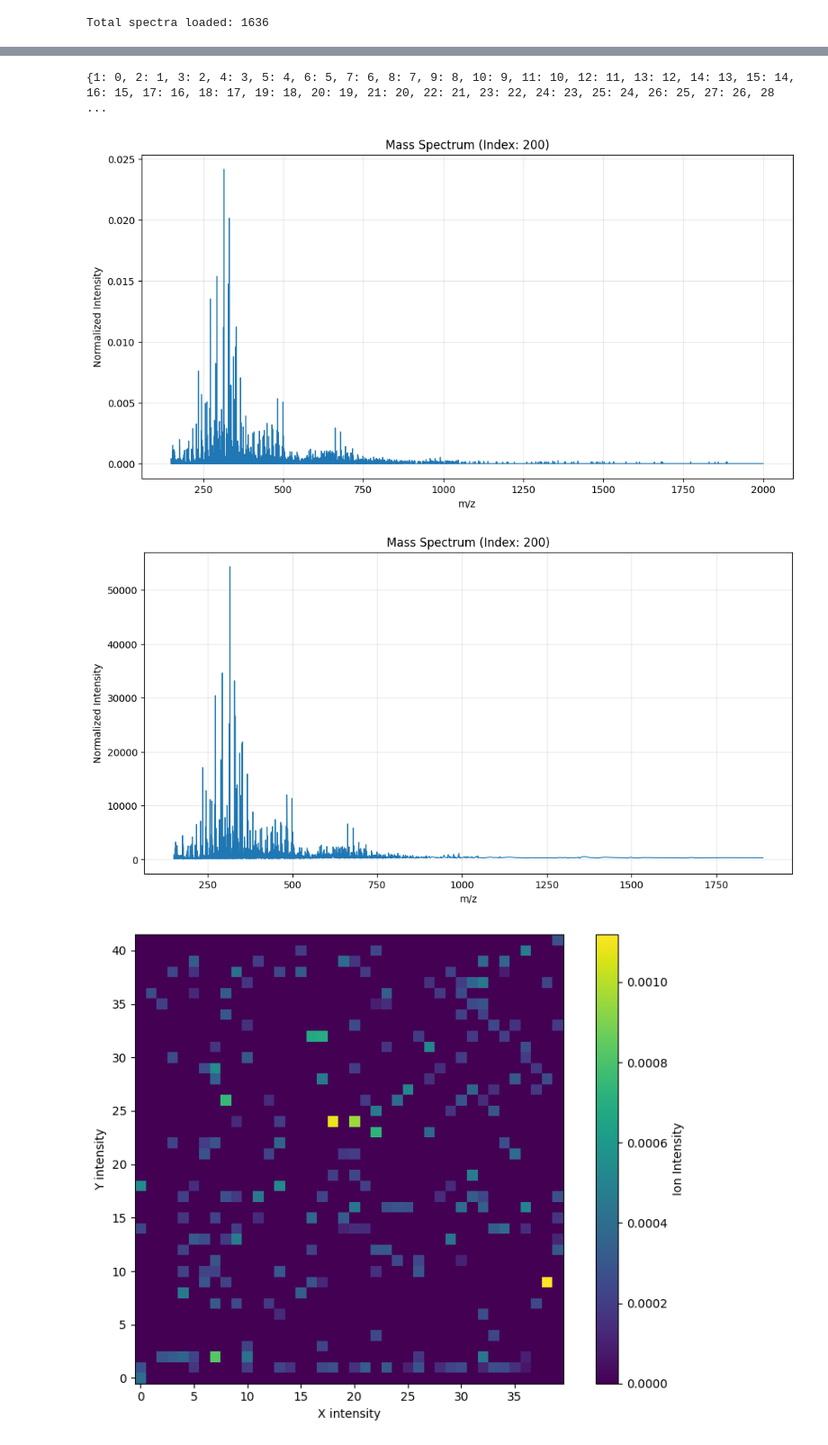
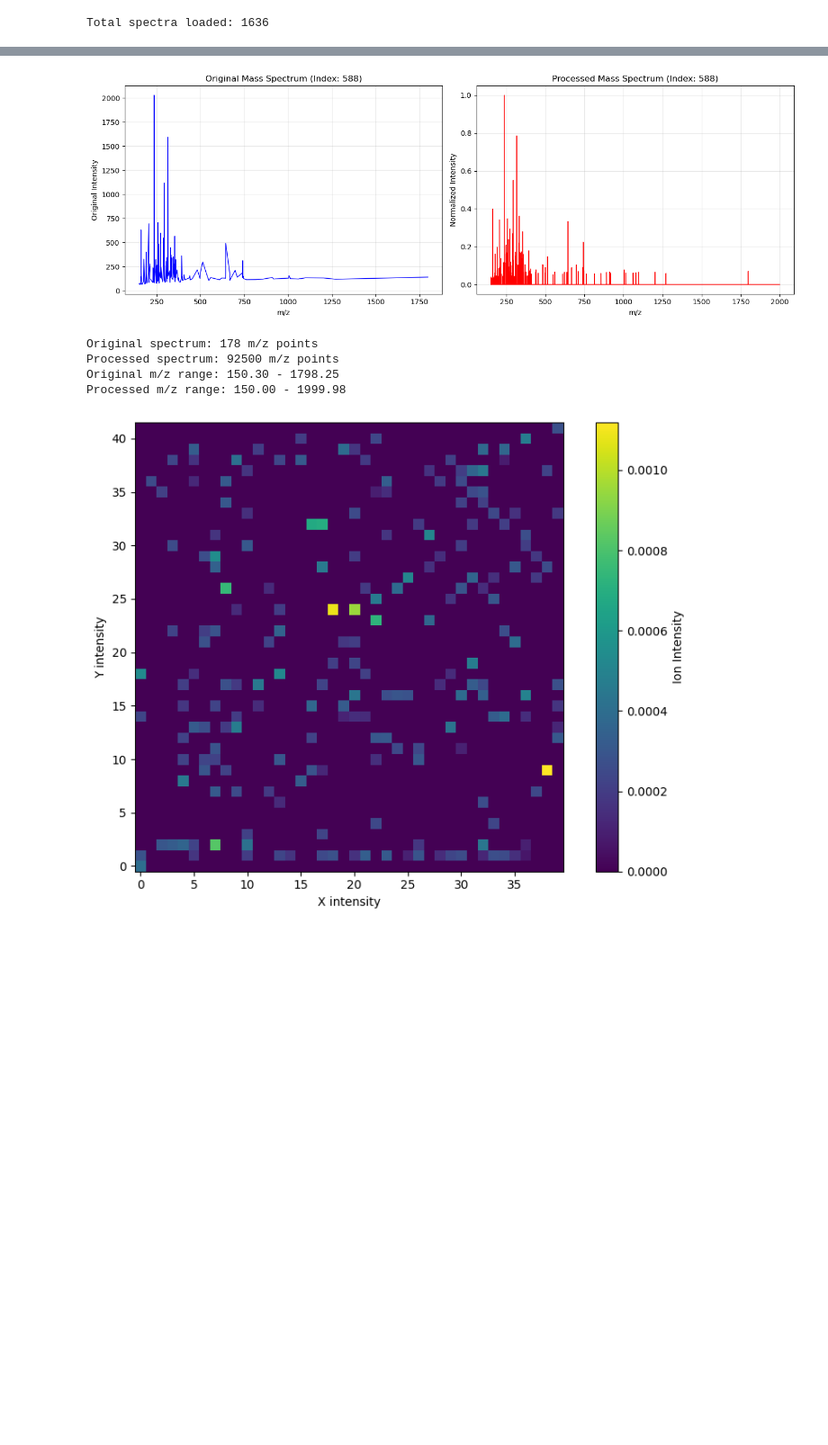
Before and after one commit to Tapiwamaz/HonoursResearch, a Jupyter notebook: Notebooks/Preprocess.ipynb, the cells around one changed output, grey strips where cells are left out. Shown at 90% size. Drawn from its saved outputs; the diff is of its cells as text; code cells hidden in the pictures; blank space fills up the shorter version.

```diff
--- a/Notebooks/Preprocess.ipynb
+++ b/Notebooks/Preprocess.ipynb
@@ -23,10 +23,7 @@ print(f"Total spectra loaded: {len(my_spectra)}")
 # %% [output]
 Total spectra loaded: 1636
 # %%
-max_mz = -float('inf')
-min_mz = float('inf')
-for spectrum in my_spectra:
-    max_mz = math.ceil(max(max(spectrum[0]),max_mz))
-    min_mz = math.floor(min(min(spectrum[0]),min_mz))
-print(f'Range of mz values:',(min_mz,max_mz))
+# determine the index of the spectrum with min len(mzs)
+min_len_idx = np.argmin([len(spectrum[0]) for spectrum in my_spectra])
+print(f"Index of spectrum with minimum m/z points: {min_len_idx}")
 # %% [output]
@@ -72,27 +138,41 @@ Matrix has dimensions of (42, 40, 92500)
 # %%
-print(y_to_index)
+
 # Plot a random spectrum
-spectrum_idx = 200
-plt.figure(figsize=(12, 6))
-plt.plot(common_mzs, X[0][0], linewidth=1.0)
+# Plot original and processed spectra side by side
+spectrum_idx = min_len_idx
+
+plt.figure(figsize=(14, 5))
+
+# Original spectrum
+plt.subplot(1, 2, 1)
+plt.plot(my_spectra[spectrum_idx][0], my_spectra[spectrum_idx][1], linewidth=1.0, color='blue')
+plt.xlabel('m/z')
+plt.ylabel('Original Intensity')
+plt.title(f'Original Mass Spectrum (Index: {spectrum_idx})')
+plt.grid(True, alpha=0.3)
+
+# Processed/normalized spectrum
+plt.subplot(1, 2, 2)
+plt.plot(common_mzs, X[spectrum_idx], linewidth=1.0, color='red')
 plt.xlabel('m/z')
 plt.ylabel('Normalized Intensity')
-plt.title(f'Mass Spectrum (Index: {spectrum_idx})')
+plt.title(f'Processed Mass Spectrum (Index: {spectrum_idx})')
 plt.grid(True, alpha=0.3)
+
+plt.tight_layout()
 plt.show()
 
-spectrum_idx = 200
-plt.figure(figsize=(12, 6))
-plt.plot(my_spectra[0][0], my_spectra[0][1], linewidth=1.0)
-plt.xlabel('m/z')
-plt.ylabel('Normalized Intensity')
-plt.title(f'Mass Spectrum (Index: {spectrum_idx})')
-plt.grid(True, alpha=0.3)
-plt.show()
+# Print some comparison info
+print(f"Original spectrum: {len(my_spectra[spectrum_idx][0])} m/z points")
+print(f"Processed spectrum: {len(X[spectrum_idx])} m/z points")
+print(f"Original m/z range: {my_spectra[spectrum_idx][0].min():.2f} - {my_spectra[spectrum_idx][0].max():.2f}")
+print(f"Processed m/z range: {common_mzs.min():.2f} - {common_mzs.max():.2f}")
 # %% [output]
+[figure, new version]
-{1: 0, 2: 1, 3: 2, 4: 3, 5: 4, 6: 5, 7: 6, 8: 7, 9: 8, 10: 9, 11: 10, 12: 11, 13: 12, 14: 13, 15: 14, 16: 15, 17: 16, 18: 17, 19: 18, 20: 19, 21: 20, 22: 21, 23: 22, 24: 23, 25: 24, 26: 25, 27: 26, 28 ...
+Original spectrum: 178 m/z points
+Processed spectrum: 92500 m/z points
+Original m/z range: 150.30 - 1798.25
+Processed m/z range: 150.00 - 1999.98
-[figure, old version]
-[figure, removed]
 # %%
 # Extract the slice of interest
 slice_data = X[:, :, 0] + X[:,:,1]
```
Also changed, not shown: parts of 5 cells of this notebook, 11 other files.
